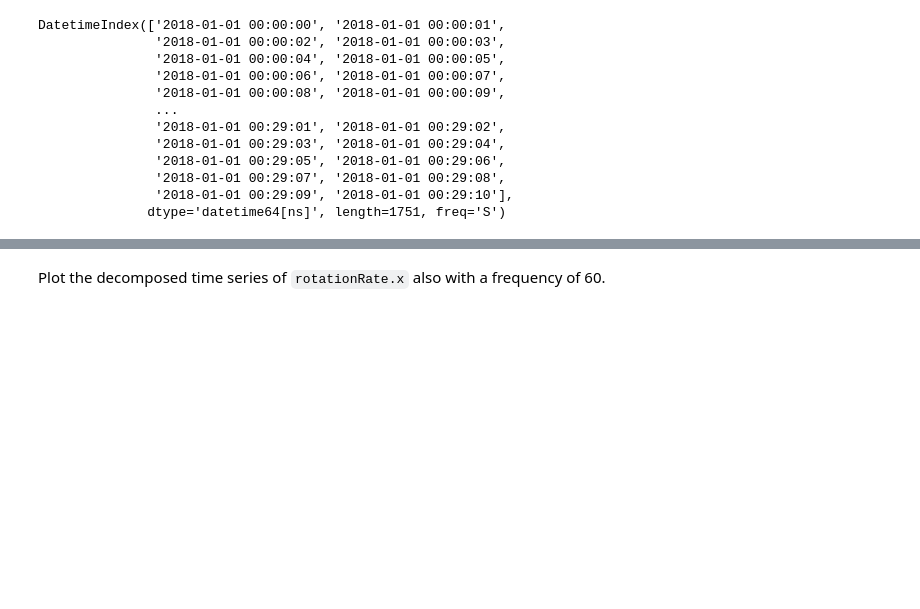
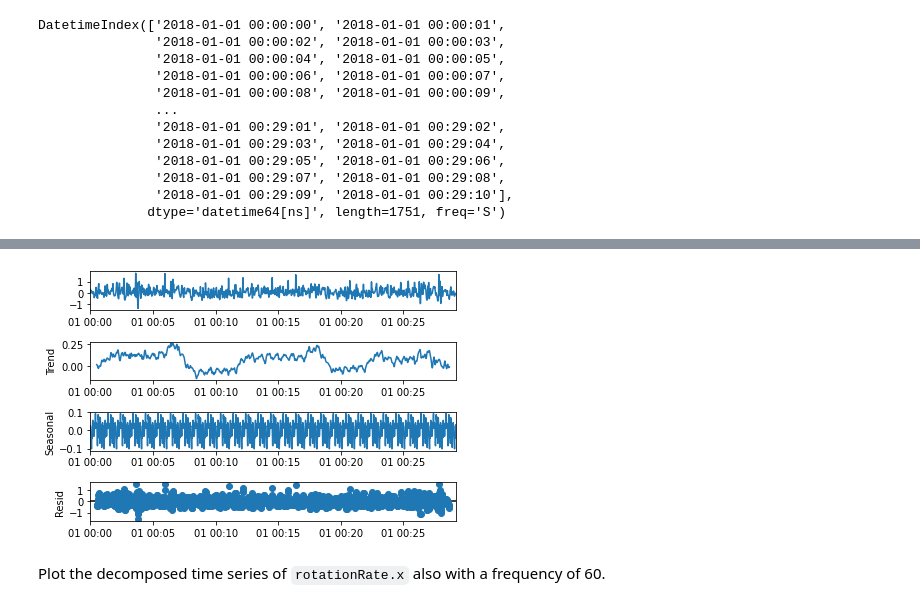
Before and after one commit to jmolendijk/dataV2-labs, a Jupyter notebook: module-2/Time-Series/your-code/main.ipynb, the cells around one changed output, grey strips where cells are left out. Drawn from its saved outputs; the diff is of its cells as text; code cells hidden in the pictures; blank space fills up the shorter version.

```diff
--- a/module-2/Time-Series/your-code/main.ipynb
+++ b/module-2/Time-Series/your-code/main.ipynb
@@ -77,7 +77,8 @@ Assign the time series index to the dataframe's index.
 # %%
 # Your code here:
 
-sensor.index = pd.DatetimeIndex(ts_index, freq='infer')
+sensor.index = pd.DatetimeIndex(time_series_index, freq='infer')
+
 sensor.index
 # %% [output]
 DatetimeIndex(['2018-01-01 00:00:00', '2018-01-01 00:00:01',
@@ -101,3 +100,14 @@ Our next step is to decompose the time series and evaluate the patterns in the d
+# %%
+# Your code here:
+
+import statsmodels.api as sm
+
+acceleration = sensor[['userAcceleration.x']]
+dec = sm.tsa.seasonal_decompose(acceleration, freq=60)
+
+dec.plot();
+# %% [output]
+[figure, added]
 # %% [markdown]
 Plot the decomposed time series of `rotationRate.x` also with a frequency of 60.
 # %% [markdown]
```
Also changed, not shown: parts of 14 cells of this notebook, 1 other file.
